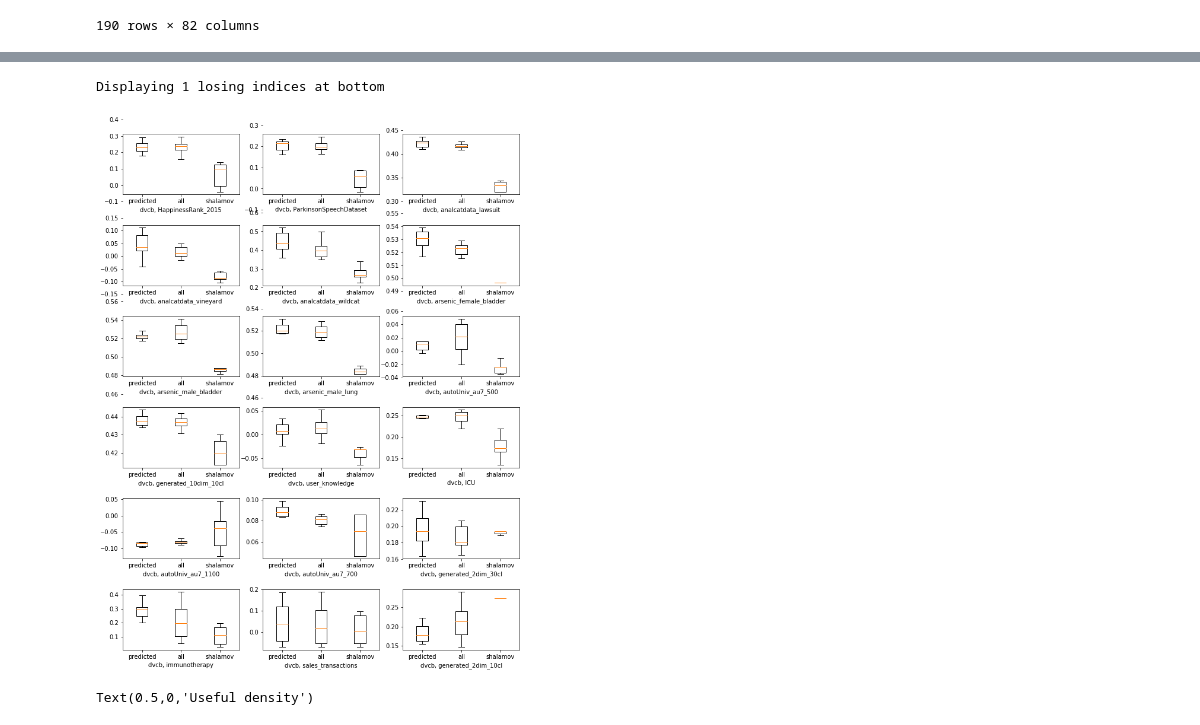
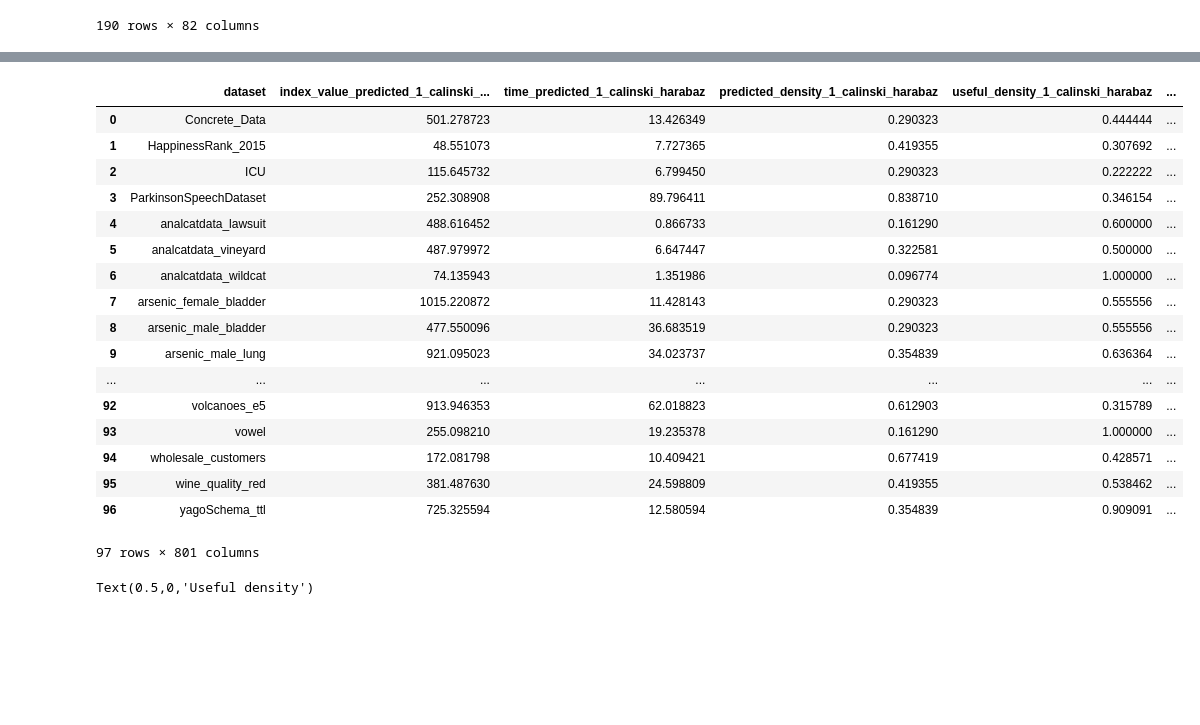
Before and after one commit to dimatomp/EvolutionaryClustering, a Jupyter notebook: MutationMining.ipynb, the cells around one changed output, grey strips where cells are left out. Cells and saved outputs as stored; diff of their text form; code cells hidden in the pictures; blank space fills up the shorter version.

```diff
--- a/MutationMining.ipynb
+++ b/MutationMining.ipynb
@@ -448,6 +452,17 @@ for i, l in enumerate(cv10):
 # %%
 indices_list = ['silhouette', 'calinski_harabaz', 'davies_bouldin', 'dvcb', 'dunn', 'generalized_dunn_41',
                      'generalized_dunn_43', 'generalized_dunn_51', 'generalized_dunn_53', 'generalized_dunn_13']
+worst_quality = {
+    'silhouette': --1,
+    'calinski_harabaz': 0,
+    'dvcb': -1,
+    'dunn': 0,
+    'generalized_dunn_41': 0,
+    'generalized_dunn_43': 0,
+    'generalized_dunn_51': 0,
+    'generalized_dunn_53': 0,
+    'generalized_dunn_13': 0,
+}
 # %%
 results_cache = {}
 def parse_results(path):
@@ -470,7 +485,10 @@ def parse_results(path):
                 while len(content[i].strip()) == 0:
                     i -= 1
                 assert content[i].startswith('Resulting index')
-                results_s.append(fdata[:2] + [float(content[i][content[i].rfind(' ')+1:])])
+                index_value = float(content[i][content[i].rfind(' ')+1:])
+                if index_value < -1:
+                    index_value = worst_quality[fdata[0]]
+                results_s.append(fdata[:2] + [index_value])
                 continue
             frame = read_results(os.path.join(path, dirname, fname))[0]
             first_70 = np.argwhere(frame['n_clusters'] >= 70).flatten()
@@ -497,7 +515,7 @@ def parse_results(path):
             assert row.shape == (1, 1)
             predicted_mutations = metapredicted[dataToFold[fdata[1]]][row].sum()
             last_line = frame.iloc[min(last_iter, len(frame) - 1)]
-            results.append(fdata + [last_iter, last_line['index'], last_line['n_successful_mutations'], last_line['time'], predicted_mutations / 31, mutation_names / predicted_mutations if predicted_mutations > 0 else 0])
+            results.append(fdata + [last_iter, index_value, last_line['n_successful_mutations'], last_line['time'], predicted_mutations / 31, mutation_names / predicted_mutations if predicted_mutations > 0 else 0])
     results_cache[path] = (results, results_s)
     return results, results_s
 # %%
@@ -781,5 +741,26 @@ Displaying 3 losing indices at bottom
-# %%
-display_for_index(indices[2])
-# %% [output]
-Displaying 1 losing indices at bottom
-[figure, removed]
+# %%
+results_filtered = None
+for idx, d in results_merged.groupby('index'):
+    del d['index']
+    d = d.rename(columns=lambda f: f + '_' + idx if f != 'dataset' else f)
+    results_filtered = d if results_filtered is None else pd.merge(results_filtered, d)
+results_filtered.tail()
+# %% [output]
+|  | dataset | index_value_predicted_1_calinski_... | time_predicted_1_calinski_harabaz | predicted_density_1_calinski_harabaz | useful_density_1_calinski_harabaz | ... |
+| 0 | Concrete_Data | 501.278723 | 13.426349 | 0.290323 | 0.444444 | ... |
+| 1 | HappinessRank_2015 | 48.551073 | 7.727365 | 0.419355 | 0.307692 | ... |
+| 2 | ICU | 115.645732 | 6.799450 | 0.290323 | 0.222222 | ... |
+| 3 | ParkinsonSpeechDataset | 252.308908 | 89.796411 | 0.838710 | 0.346154 | ... |
+| 4 | analcatdata_lawsuit | 488.616452 | 0.866733 | 0.161290 | 0.600000 | ... |
+| 5 | analcatdata_vineyard | 487.979972 | 6.647447 | 0.322581 | 0.500000 | ... |
+| 6 | analcatdata_wildcat | 74.135943 | 1.351986 | 0.096774 | 1.000000 | ... |
+| 7 | arsenic_female_bladder | 1015.220872 | 11.428143 | 0.290323 | 0.555556 | ... |
+| 8 | arsenic_male_bladder | 477.550096 | 36.683519 | 0.290323 | 0.555556 | ... |
+| 9 | arsenic_male_lung | 921.095023 | 34.023737 | 0.354839 | 0.636364 | ... |
+| ... | ... | ... | ... | ... | ... | ... |
+| 92 | volcanoes_e5 | 913.946353 | 62.018823 | 0.612903 | 0.315789 | ... |
+| 93 | vowel | 255.098210 | 19.235378 | 0.161290 | 1.000000 | ... |
+| 94 | wholesale_customers | 172.081798 | 10.409421 | 0.677419 | 0.428571 | ... |
+| 95 | wine_quality_red | 381.487630 | 24.598809 | 0.419355 | 0.538462 | ... |
+| 96 | yagoSchema_ttl | 725.325594 | 12.580594 | 0.354839 | 0.909091 | ... |
+97 rows × 801 columns
```
Also changed, not shown: parts of 17 cells of this notebook, 14 other files.
